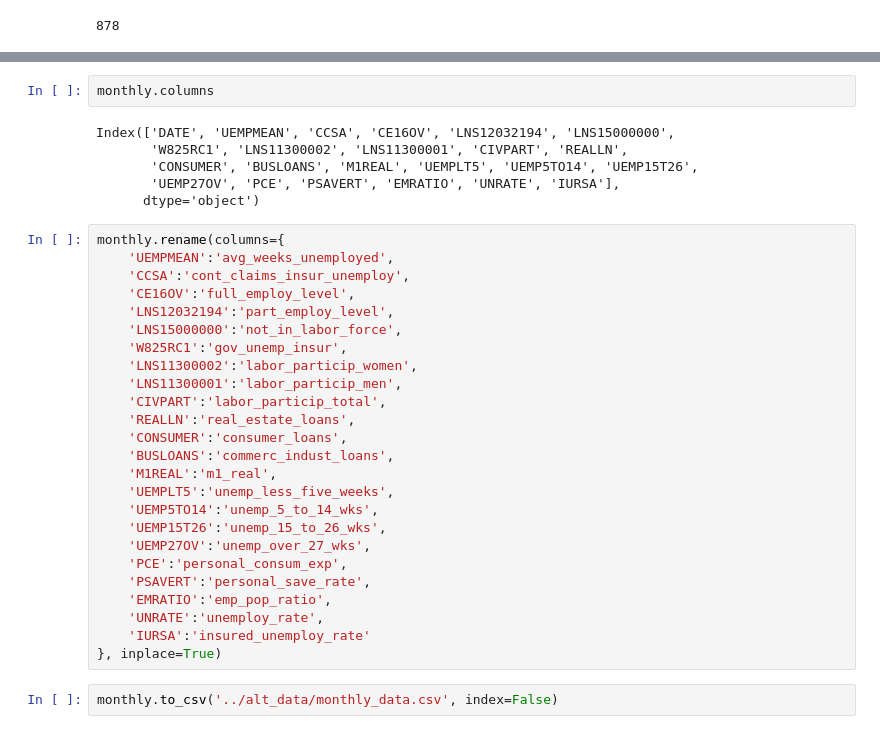
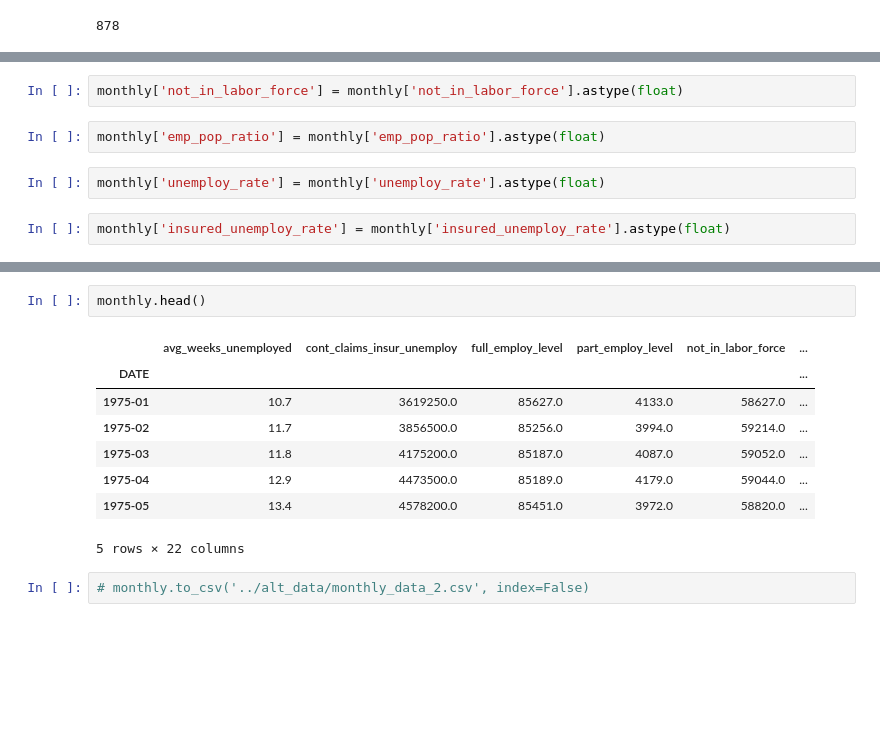
Before and after one commit to isaiahdwest/group-project, a Jupyter notebook: code/monthly_clean.ipynb, the cells around one changed output, grey strips where cells are left out. Saved outputs shown, nothing was run; the diff lists cells and outputs as text; blank space fills up the shorter version.

Commit message:
cleaned monthly data, created target data folder

```diff
--- a/code/monthly_clean.ipynb
+++ b/code/monthly_clean.ipynb
@@ -60,3 +73,11 @@ monthly.shape
+# %%
+monthly['not_in_labor_force'] = monthly['not_in_labor_force'].astype(float)
+# %%
+monthly['emp_pop_ratio'] = monthly['emp_pop_ratio'].astype(float)
+# %%
+monthly['unemploy_rate'] = monthly['unemploy_rate'].astype(float)
+# %%
+monthly['insured_unemploy_rate'] = monthly['insured_unemploy_rate'].astype(float)
 # %%
 monthly.info()
 # %% [output]
@@ -80,35 +101,13 @@ memory usage: 166.9+ KB
 # %%
-monthly.columns
+monthly.head()
 # %% [output]
+|  | avg_weeks_unemployed | cont_claims_insur_unemploy | full_employ_level | part_employ_level | not_in_labor_force | ... |
+| DATE |  |  |  |  |  | ... |
+| 1975-01 | 10.7 | 3619250.0 | 85627.0 | 4133.0 | 58627.0 | ... |
+| 1975-02 | 11.7 | 3856500.0 | 85256.0 | 3994.0 | 59214.0 | ... |
+| 1975-03 | 11.8 | 4175200.0 | 85187.0 | 4087.0 | 59052.0 | ... |
+| 1975-04 | 12.9 | 4473500.0 | 85189.0 | 4179.0 | 59044.0 | ... |
+| 1975-05 | 13.4 | 4578200.0 | 85451.0 | 3972.0 | 58820.0 | ... |
-Index(['DATE', 'UEMPMEAN', 'CCSA', 'CE16OV', 'LNS12032194', 'LNS15000000',
-       'W825RC1', 'LNS11300002', 'LNS11300001', 'CIVPART', 'REALLN',
-       'CONSUMER', 'BUSLOANS', 'M1REAL', 'UEMPLT5', 'UEMP5TO14', 'UEMP15T26',
-       'UEMP27OV', 'PCE', 'PSAVERT', 'EMRATIO', 'UNRATE', 'IURSA'],
-      dtype='object')
+5 rows × 22 columns
-# %%
-monthly.rename(columns={
-    'UEMPMEAN':'avg_weeks_unemployed',
-    'CCSA':'cont_claims_insur_unemploy',
-    'CE16OV':'full_employ_level',
-    'LNS12032194':'part_employ_level',
-    'LNS15000000':'not_in_labor_force',
-    'W825RC1':'gov_unemp_insur',
-    'LNS11300002':'labor_particip_women',
-    'LNS11300001':'labor_particip_men',
-    'CIVPART':'labor_particip_total',
-    'REALLN':'real_estate_loans',
-    'CONSUMER':'consumer_loans',
-    'BUSLOANS':'commerc_indust_loans',
-    'M1REAL':'m1_real',
-    'UEMPLT5':'unemp_less_five_weeks',
-    'UEMP5TO14':'unemp_5_to_14_wks',
-    'UEMP15T26':'unemp_15_to_26_wks',
-    'UEMP27OV':'unemp_over_27_wks',
-    'PCE':'personal_consum_exp',
-    'PSAVERT':'personal_save_rate',
-    'EMRATIO':'emp_pop_ratio',
-    'UNRATE':'unemploy_rate',
-    'IURSA':'insured_unemploy_rate'
-}, inplace=True)
 # %%
-monthly.to_csv('../alt_data/monthly_data.csv', index=False)
+# monthly.to_csv('../alt_data/monthly_data_2.csv', index=False)
```
Also changed, not shown: parts of 10 cells of this notebook, 4 other files.
